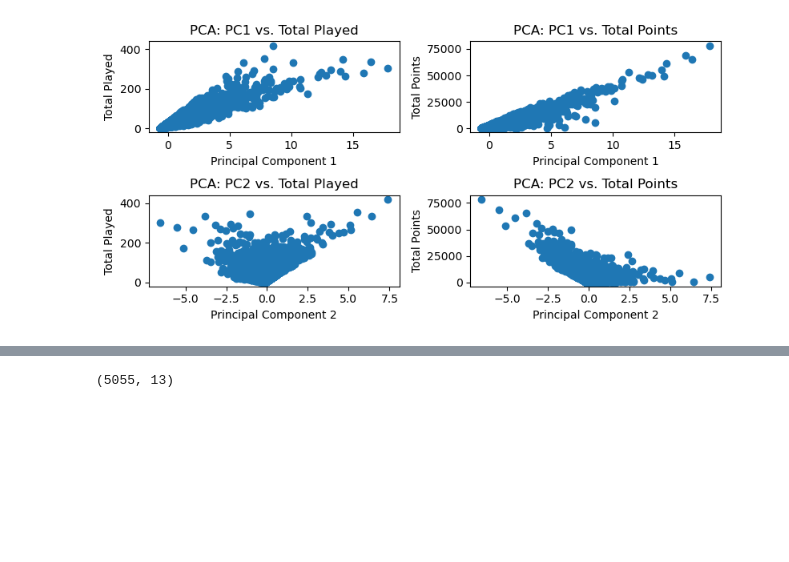
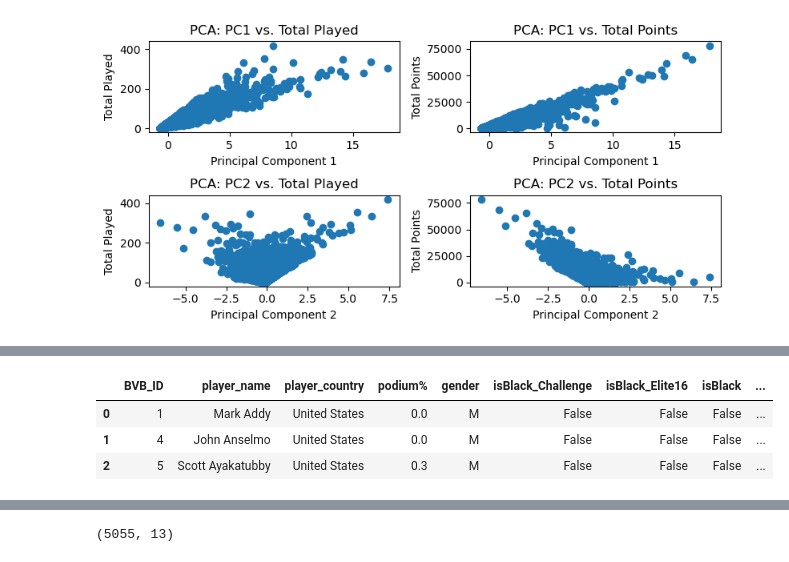
Before and after one commit to mimi-1/volleyball, a Jupyter notebook: notebooks/process_players.ipynb, the cells around one changed output, grey strips where cells are left out. Cells and saved outputs as stored; diff of their text form; code cells hidden in the pictures; blank space fills up the shorter version.

```diff
--- a/notebooks/process_players.ipynb
+++ b/notebooks/process_players.ipynb
@@ -300,6 +300,13 @@ ML_features = [
 ]
 
 players_ML_df = players_df[ML_features]
+# %%
+players_ML_df.head(3)
+# %% [output]
+|  | BVB_ID | player_name | player_country | podium% | gender | isBlack_Challenge | isBlack_Elite16 | isBlack | ... |
+| 0 | 1 | Mark Addy | United States | 0.0 | M | False | False | False | ... |
+| 1 | 4 | John Anselmo | United States | 0.0 | M | False | False | False | ... |
+| 2 | 5 | Scott Ayakatubby | United States | 0.3 | M | False | False | False | ... |
 # %%
 players_ML_df["gender"]
 # %% [output]
```
Also changed, not shown: parts of 6 cells of this notebook, 3 other files.
